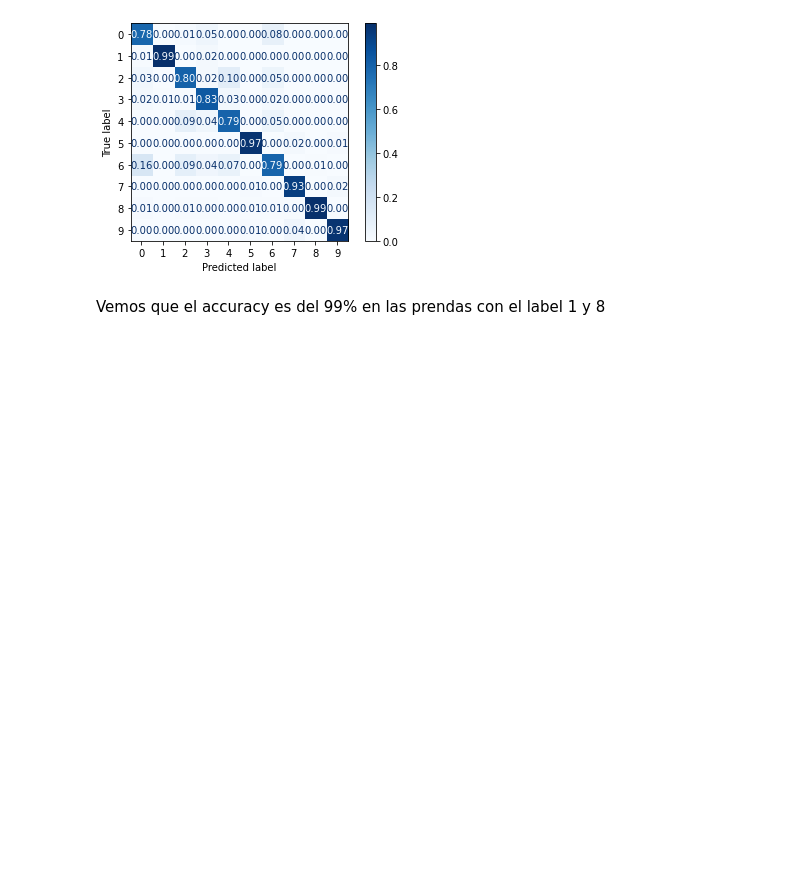
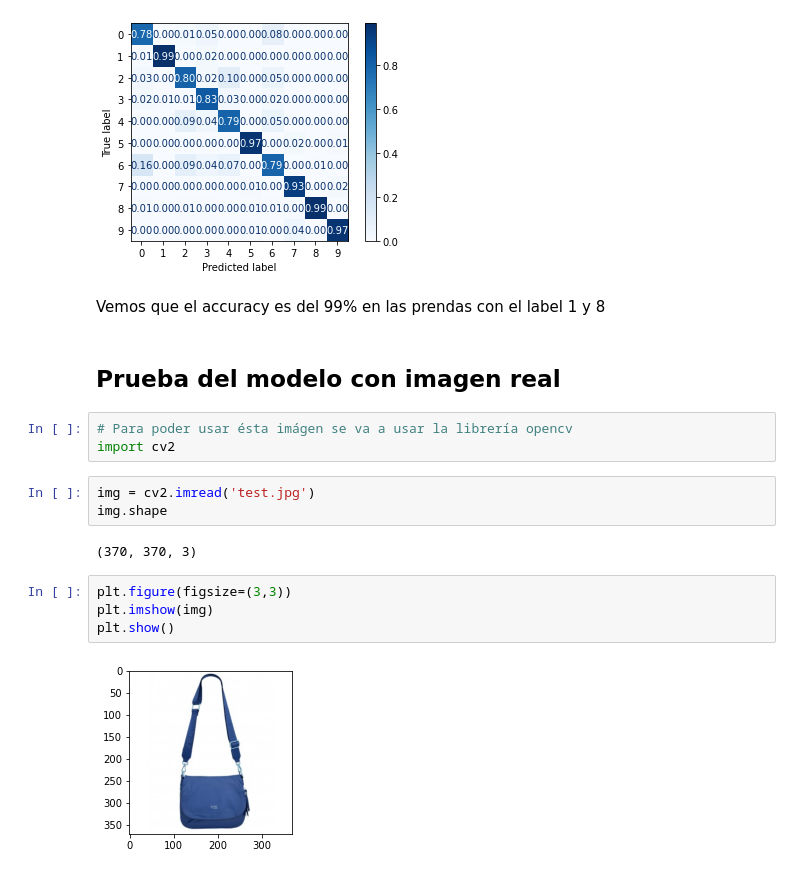
Before and after one commit to gabrieltorres519/Curso_ML_Python_Programador_IA, a Jupyter notebook: 8_Redes_Neuronales/2_NN_ClasificaciónMúltiple.ipynb, the cells around one changed output. Cells and saved outputs as stored; diff of their text form; blank space fills up the shorter version.

Commit message:
63) Redes Neuronales Clasificación Commit Final: Obtenido el mejor modelo se realiza la prueba final de clasificación con una imagen de un bolso, el modelo funciona de forma satisfactoria

```diff
--- a/8_Redes_Neuronales/2_NN_ClasificaciónMúltiple.ipynb
+++ b/8_Redes_Neuronales/2_NN_ClasificaciónMúltiple.ipynb
@@ -462,3 +462,19 @@ ConfusionMatrixDisplay.from_predictions(
 [figure]
 # %% [markdown]
 Vemos que el accuracy es del 99% en las prendas con el label 1 y 8
+# %% [markdown]
+## Prueba del modelo con imagen real
+# %%
+# Para poder usar ésta imágen se va a usar la librería opencv
+import cv2
+# %%
+img = cv2.imread('test.jpg')
+img.shape
+# %% [output]
+(370, 370, 3)
+# %%
+plt.figure(figsize=(3,3))
+plt.imshow(img)
+plt.show()
+# %% [output]
+[figure, added]
```
Also changed, not shown: parts of 4 cells of this notebook, 1 other file.
